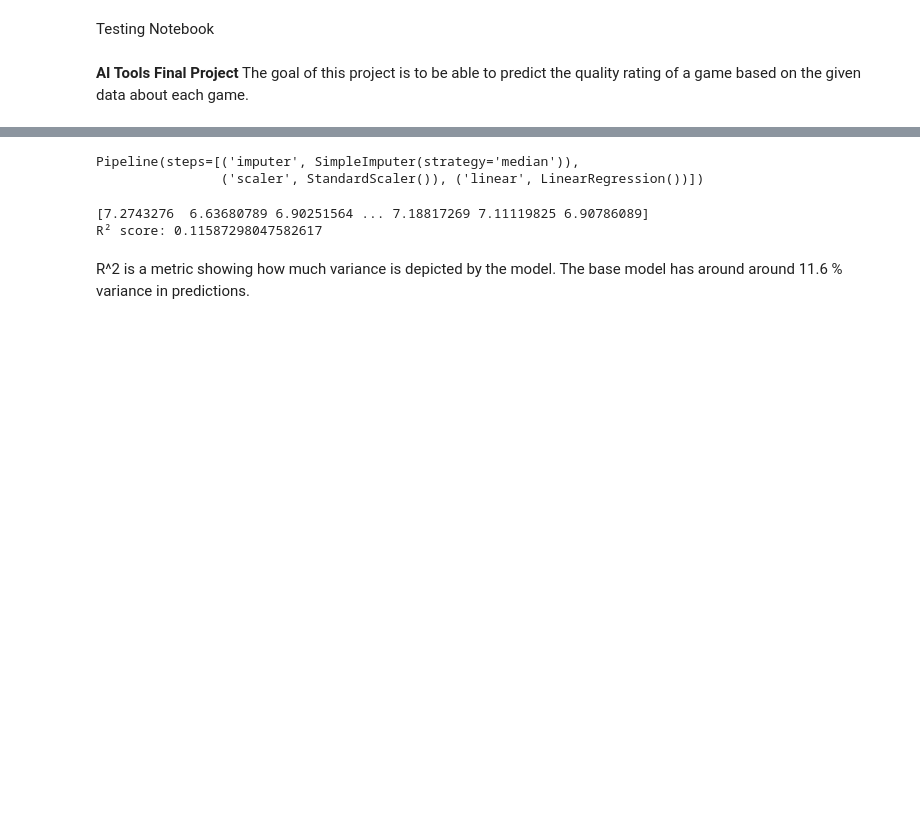
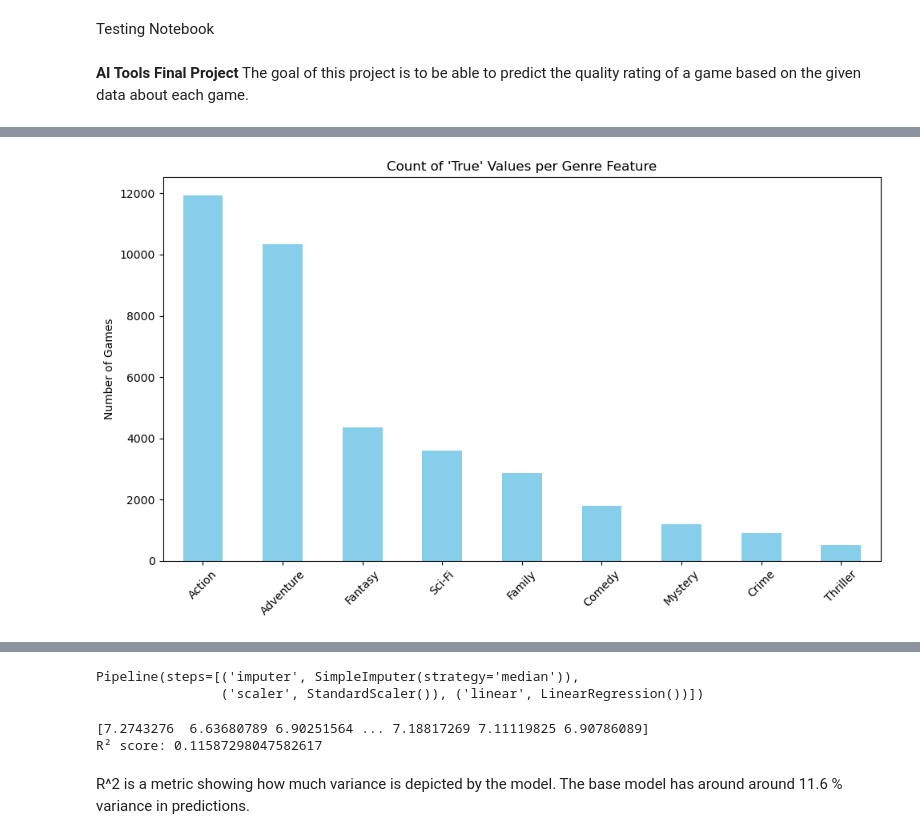
Before and after one commit to anthonyHigareda/videoGameRatings, a Jupyter notebook: test_notebook.ipynb, the cells around one changed output, grey strips where cells are left out. Cells and saved outputs as stored; diff of their text form; code cells hidden in the pictures; blank space fills up the shorter version.

```diff
--- a/test_notebook.ipynb
+++ b/test_notebook.ipynb
@@ -47,0 +71,14 @@ video_games.head()
+# %%
+genre_cols = ["Action","Adventure","Comedy","Crime","Family",
+              "Fantasy","Mystery","Sci-Fi","Thriller"]
+true_counts = df[genre_cols].sum().sort_values(ascending=False)
+
+plt.figure(figsize=(10,6))
+true_counts.plot(kind="bar", color="skyblue")
+plt.title("Count of 'True' Values per Genre Feature")
+plt.ylabel("Number of Games")
+plt.xticks(rotation=45)
+plt.tight_layout()
+plt.show()
+# %% [output]
+[figure, added]
```
Also changed, not shown: parts of 8 cells of this notebook.
